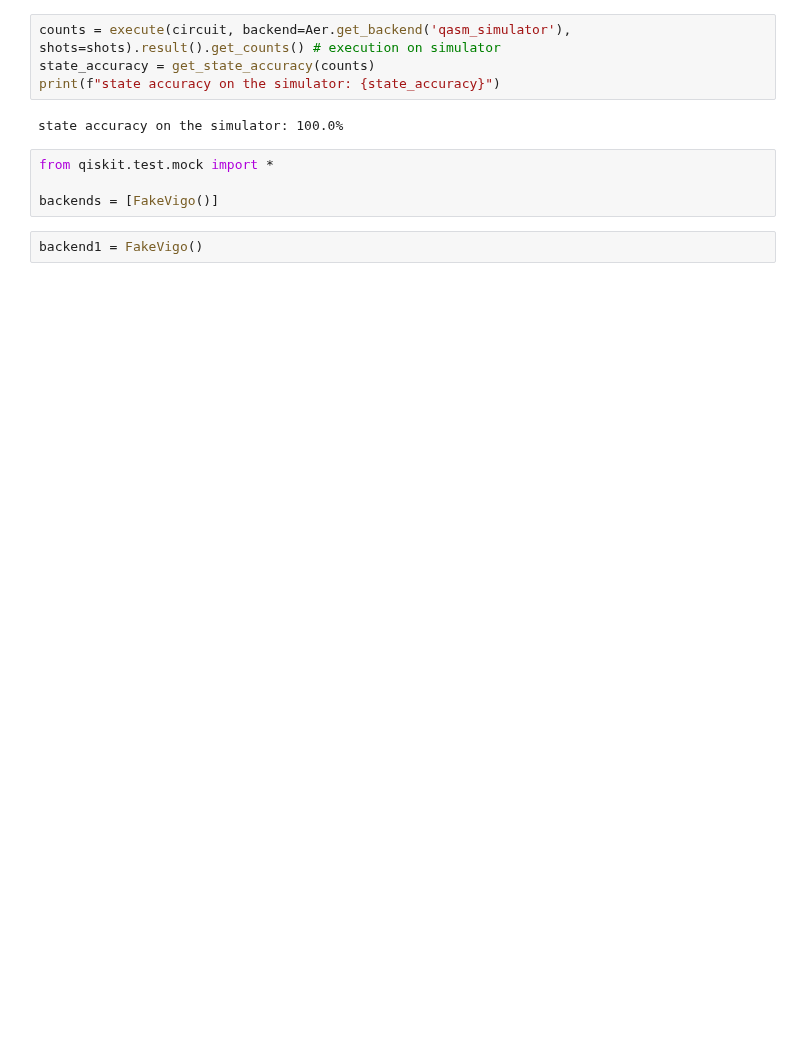
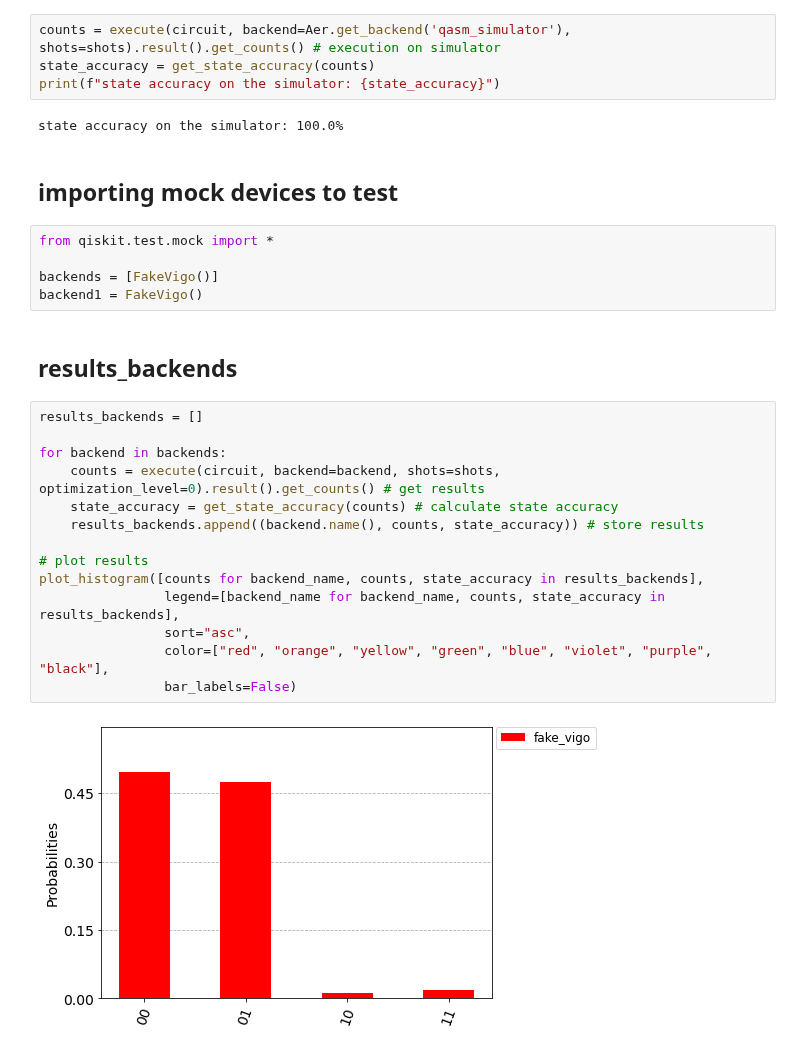
Before and after one commit to FreddyTF/QuantumBiscuit, a Jupyter notebook: Biscuit-improved.ipynb, the cells around one changed output. Cells and saved outputs as stored; diff of their text form; blank space fills up the shorter version.

```diff
--- a/Biscuit-improved.ipynb
+++ b/Biscuit-improved.ipynb
@@ -71,9 +83,28 @@ state_accuracy = get_state_accuracy(counts)
 print(f"state accuracy on the simulator: {state_accuracy}")
 # %% [output]
 state accuracy on the simulator: 100.0%
+# %% [markdown]
+## importing mock devices to test
 # %%
 from qiskit.test.mock import *
 
 backends = [FakeVigo()]
+backend1 = FakeVigo()
-# %%
-backend1 = FakeVigo()
+# %% [markdown]
+## results_backends
+# %%
+results_backends = []
+
+for backend in backends:
+    counts = execute(circuit, backend=backend, shots=shots, optimization_level=0).result().get_counts() # get results
+    state_accuracy = get_state_accuracy(counts) # calculate state accuracy
+    results_backends.append((backend.name(), counts, state_accuracy)) # store results
+
+# plot results
+plot_histogram([counts for backend_name, counts, state_accuracy in results_backends],
+                legend=[backend_name for backend_name, counts, state_accuracy in results_backends],
+                sort="asc",
+                color=["red", "orange", "yellow", "green", "blue", "violet", "purple", "black"],
+                bar_labels=False)
+# %% [output]
+[figure, added]
```
Also changed, not shown: parts of 17 cells of this notebook.
